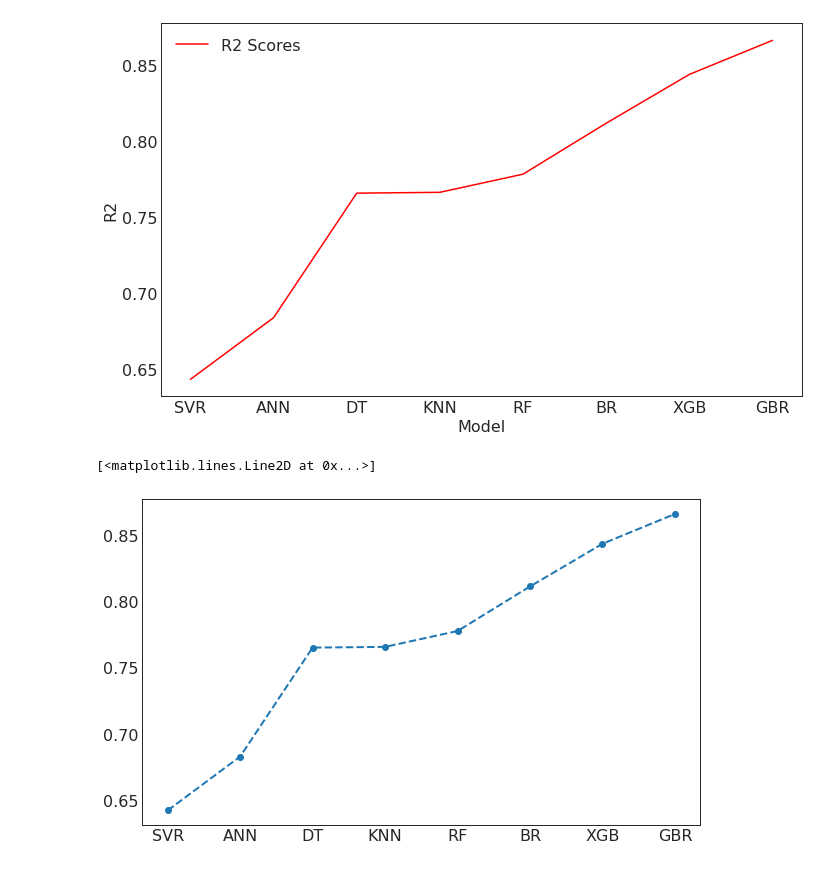
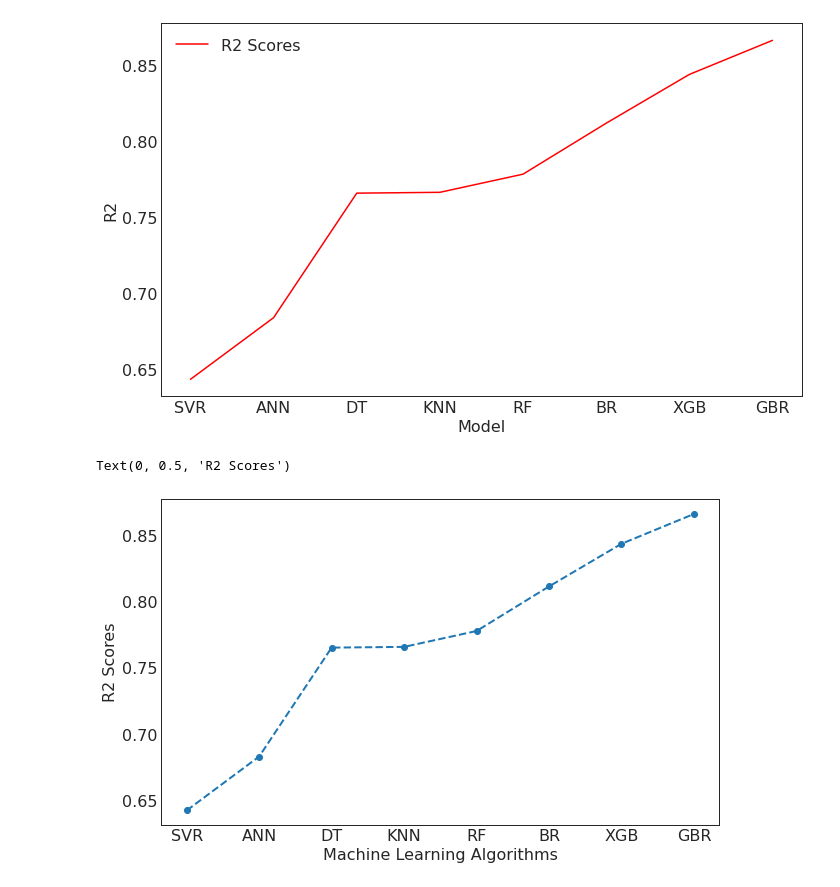
Before and after one commit to Sujal-vajire/Machine-learning-models, a Jupyter notebook: Comparative_Study_of_Various_Machine_Learning_Models_to_Predict_Fatigue_Crack_Growth_Rate.ipynb, the cells around one changed output. Drawn from its saved outputs; the diff is of its cells as text; code cells hidden in the pictures.

```diff
--- a/Comparative_Study_of_Various_Machine_Learning_Models_to_Predict_Fatigue_Crack_Growth_Rate.ipynb
+++ b/Comparative_Study_of_Various_Machine_Learning_Models_to_Predict_Fatigue_Crack_Growth_Rate.ipynb
@@ -392,12 +392,16 @@ AttributeError: ignored
 # %%
 import matplotlib.pyplot as plt
 R2_scores = pd.read_excel('R2_scores.xlsx')
-Model = R2_scores.iloc[:, -2].values
+M0 = R2_scores.iloc[:, -2].values
 R2 = R2_scores.iloc[:, -1].values
+
 f = plt.figure()
 f.set_figwidth(10)
 f.set_figheight(6)
-plt.plot(R2, Model, marker = "o", linestyle='dashed', linewidth=2)
+
+plt.plot(R2, M0, marker = "o", linestyle='dashed', linewidth=2, )
+plt.xlabel('Machine Learning Algorithms')
+plt.ylabel('R2 Scores')
 # %% [output]
-[<matplotlib.lines.Line2D at 0x...>]
+Text(0, 0.5, 'R2 Scores')
-[figure, old version]
+[figure, new version]
```
Also changed, not shown: parts of 5 cells of this notebook.
